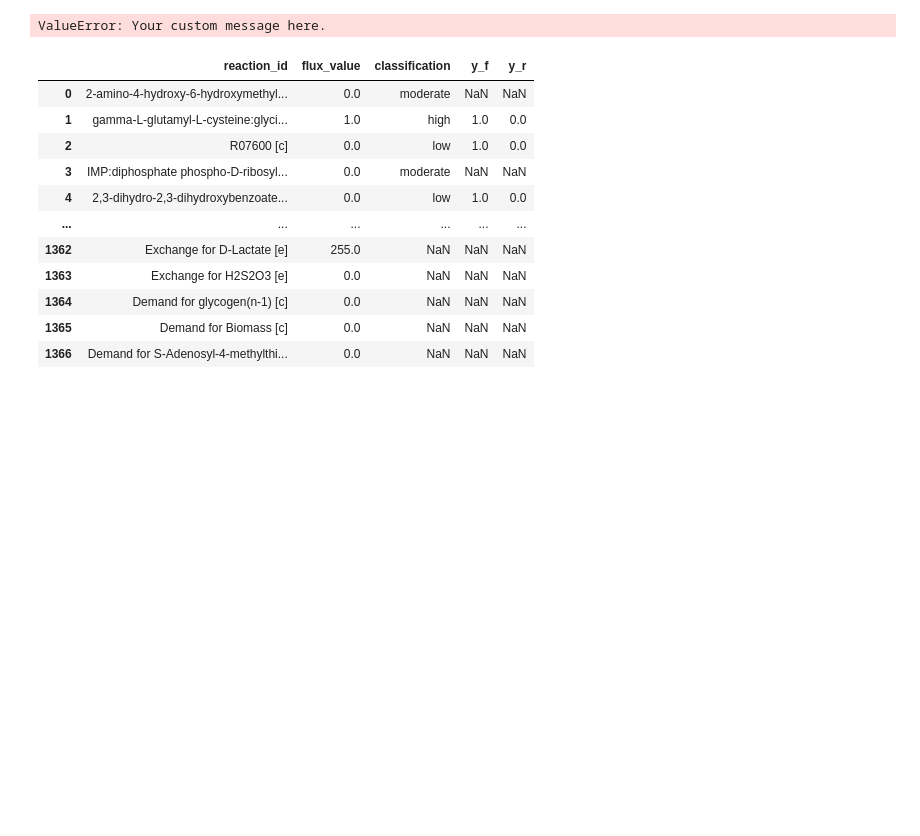
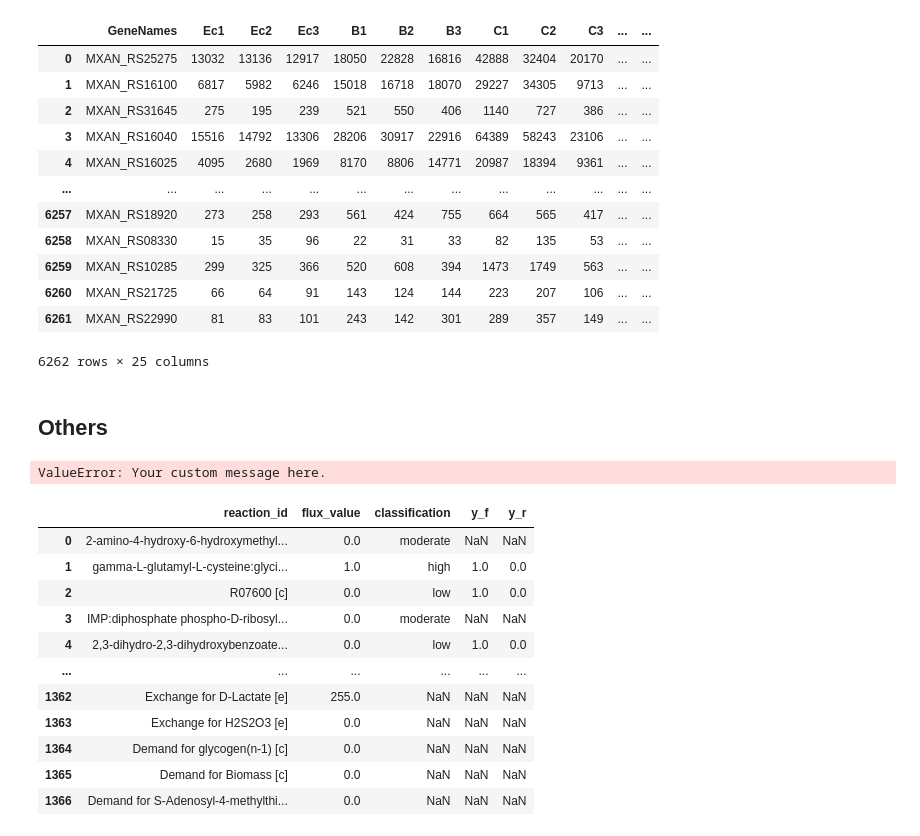
Before and after one commit to BondonMickael/M_xanthus-E_coli-Predation, a Jupyter notebook: notebooks/test.ipynb, the cells around one changed output. Drawn from its saved outputs; the diff is of its cells as text; code cells hidden in the pictures; blank space fills up the shorter version.

```diff
--- a/notebooks/test.ipynb
+++ b/notebooks/test.ipynb
@@ -6,0 +43,5 @@ from cobra.io import read_sbml_model
+# %%
+dico = {}
+for i in Name.index:
+    dico[Name.iloc[[i],[10]].values[0][0]] = Name.iloc[[i],[7]].values[0][0]
+dico
@@ -6,0 +66,17 @@ from cobra.io import read_sbml_model
+# %%
+WT_vs_4preys['GeneNames'] = WT_vs_4preys['GeneNames'].map(dico)
+WT_vs_4preys
+# %% [output]
+|  | GeneNames | Ec1 | Ec2 | Ec3 | B1 | B2 | B3 | C1 | C2 | C3 | ... | ... |
+| 0 | MXAN_RS25275 | 13032 | 13136 | 12917 | 18050 | 22828 | 16816 | 42888 | 32404 | 20170 | ... | ... |
+| 1 | MXAN_RS16100 | 6817 | 5982 | 6246 | 15018 | 16718 | 18070 | 29227 | 34305 | 9713 | ... | ... |
+| 2 | MXAN_RS31645 | 275 | 195 | 239 | 521 | 550 | 406 | 1140 | 727 | 386 | ... | ... |
+| 3 | MXAN_RS16040 | 15516 | 14792 | 13306 | 28206 | 30917 | 22916 | 64389 | 58243 | 23106 | ... | ... |
+| 4 | MXAN_RS16025 | 4095 | 2680 | 1969 | 8170 | 8806 | 14771 | 20987 | 18394 | 9361 | ... | ... |
+| ... | ... | ... | ... | ... | ... | ... | ... | ... | ... | ... | ... | ... |
+| 6257 | MXAN_RS18920 | 273 | 258 | 293 | 561 | 424 | 755 | 664 | 565 | 417 | ... | ... |
+| 6258 | MXAN_RS08330 | 15 | 35 | 96 | 22 | 31 | 33 | 82 | 135 | 53 | ... | ... |
+| 6259 | MXAN_RS10285 | 299 | 325 | 366 | 520 | 608 | 394 | 1473 | 1749 | 563 | ... | ... |
+| 6260 | MXAN_RS21725 | 66 | 64 | 91 | 143 | 124 | 144 | 223 | 207 | 106 | ... | ... |
+| 6261 | MXAN_RS22990 | 81 | 83 | 101 | 243 | 142 | 301 | 289 | 357 | 149 | ... | ... |
+6262 rows × 25 columns
@@ -7,3 +85,5 @@ from cobra.io import read_sbml_model
+# %% [markdown]
+## Others
 # %%
 i = 0
 if i == 0:
```
Also changed, not shown: parts of 5 cells of this notebook, 6 other files.
